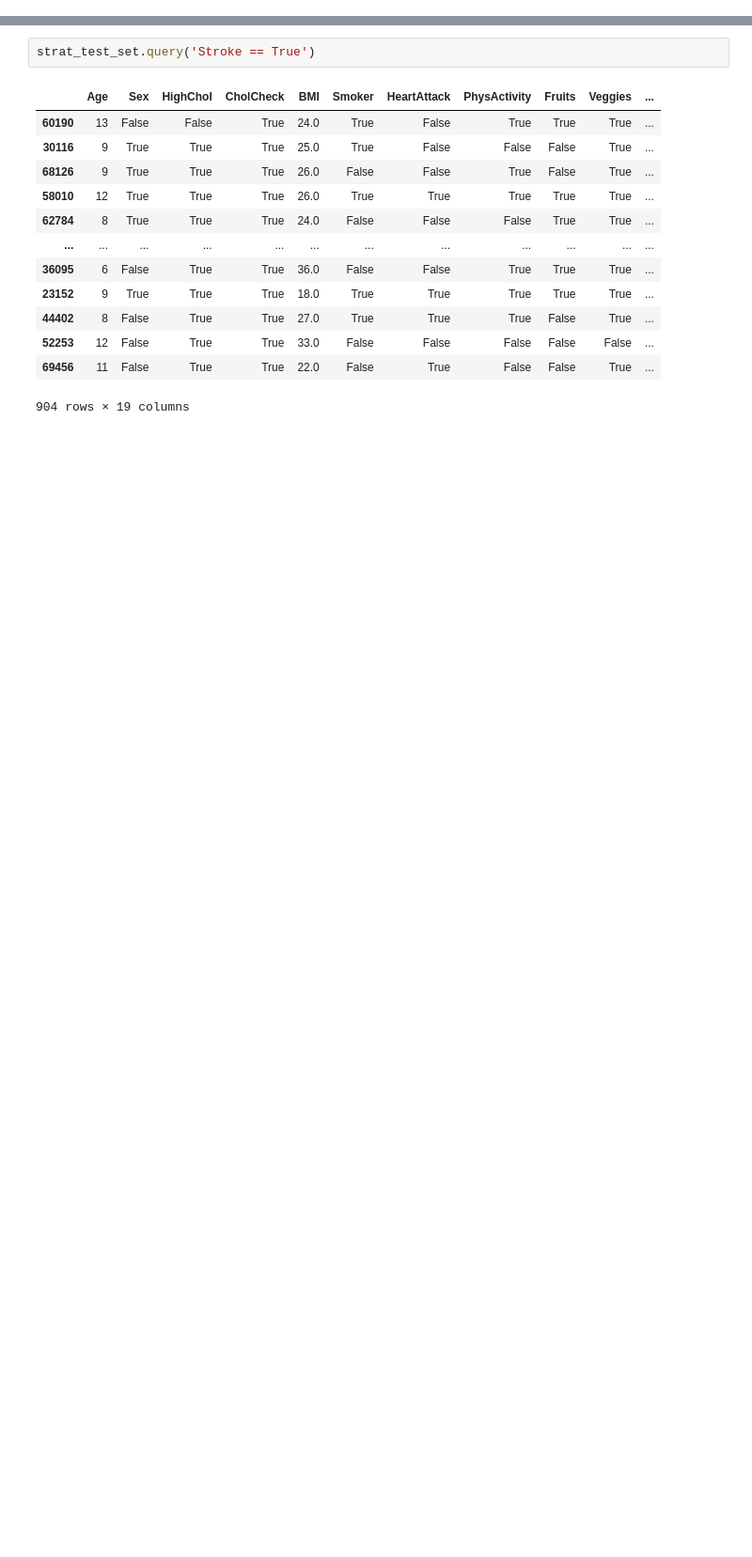
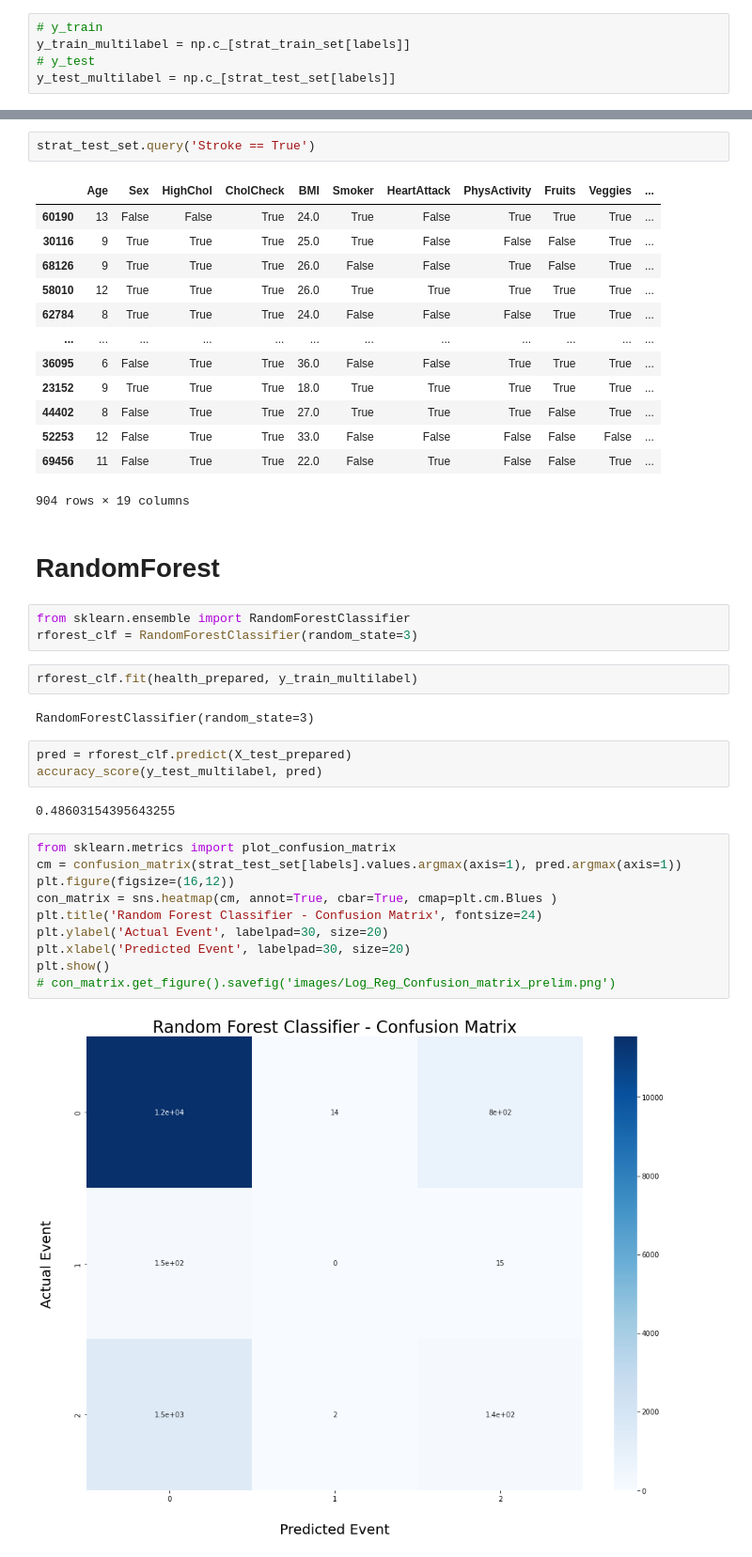
Before and after one commit to CharlesPizza/HealthRiskAssessment, a Jupyter notebook: Health Prediction.ipynb, the cells around one changed output, grey strips where cells are left out. Shown: that part at 94% size. Saved outputs shown, nothing was run; the diff lists cells and outputs as text; blank space fills up the shorter version.

Commit message:
Add RForestClf

```diff
--- a/Health Prediction.ipynb
+++ b/Health Prediction.ipynb
@@ -510,3 +506,8 @@ y_train_multilabel = np.c_[y_train_ht, y_train_str, y_train_dbs]
+# %%
+# y_train
+y_train_multilabel = np.c_[strat_train_set[labels]]
+# y_test
+y_test_multilabel = np.c_[strat_test_set[labels]]
 # %% [markdown]
 ## Multilabel Classification for Log Regression
 # %%
@@ -672,3 +671,29 @@ strat_test_set.query('Stroke == True')
 | 52253 | 12 | False | True | True | 33.0 | False | False | False | False | False | ... |
 | 69456 | 11 | False | True | True | 22.0 | False | True | False | False | True | ... |
 904 rows × 19 columns
+# %% [markdown]
+# RandomForest
+# %%
+from sklearn.ensemble import RandomForestClassifier
+rforest_clf = RandomForestClassifier(random_state=3)
+# %%
+rforest_clf.fit(health_prepared, y_train_multilabel)
+# %% [output]
+RandomForestClassifier(random_state=3)
+# %%
+pred = rforest_clf.predict(X_test_prepared)
+accuracy_score(y_test_multilabel, pred)
+# %% [output]
+0.48603154395643255
+# %%
+from sklearn.metrics import plot_confusion_matrix
+cm = confusion_matrix(strat_test_set[labels].values.argmax(axis=1), pred.argmax(axis=1))
+plt.figure(figsize=(16,12))
+con_matrix = sns.heatmap(cm, annot=True, cbar=True, cmap=plt.cm.Blues )
+plt.title('Random Forest Classifier - Confusion Matrix', fontsize=24)
+plt.ylabel('Actual Event', labelpad=30, size=20)
+plt.xlabel('Predicted Event', labelpad=30, size=20)
+plt.show()
+# con_matrix.get_figure().savefig('images/Log_Reg_Confusion_matrix_prelim.png')
+# %% [output]
+[figure, added]
```
Also changed, not shown: parts of 15 cells of this notebook.
